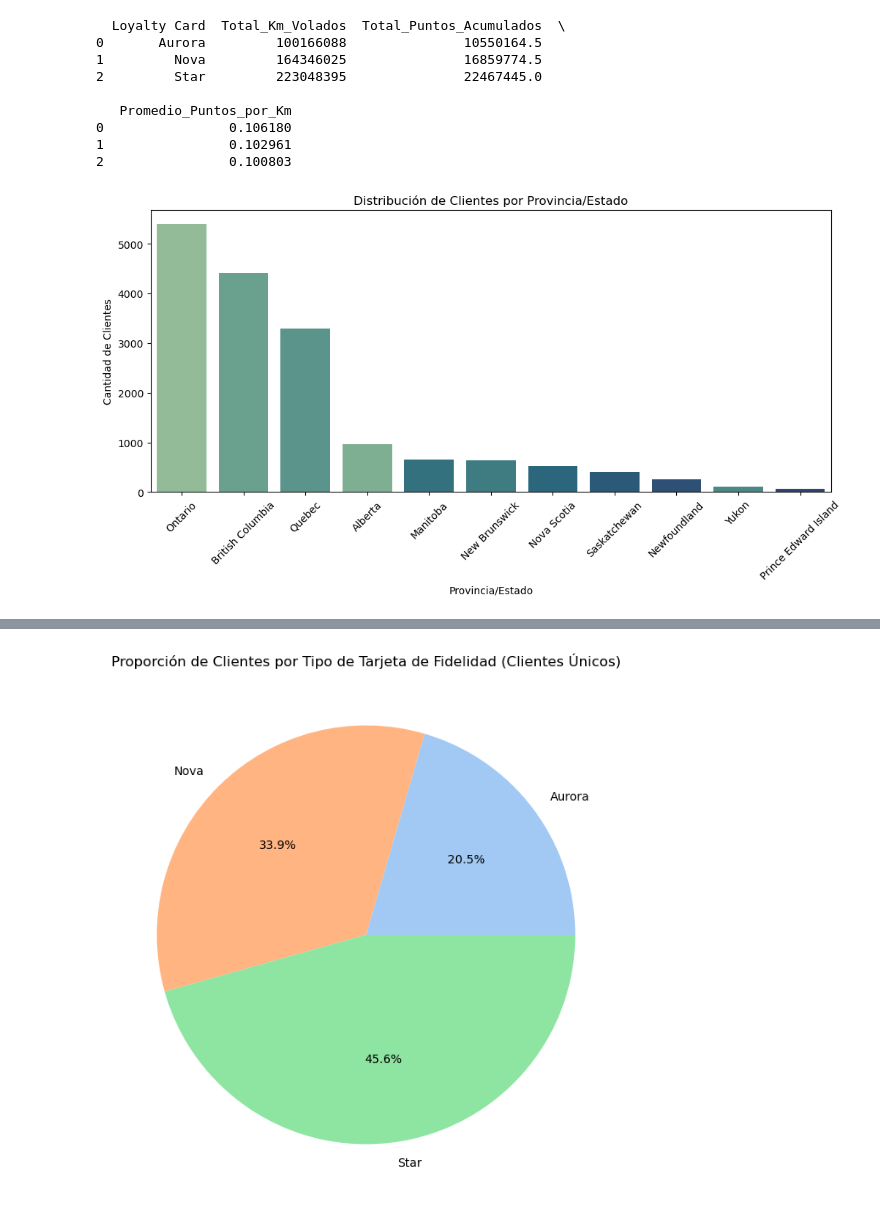
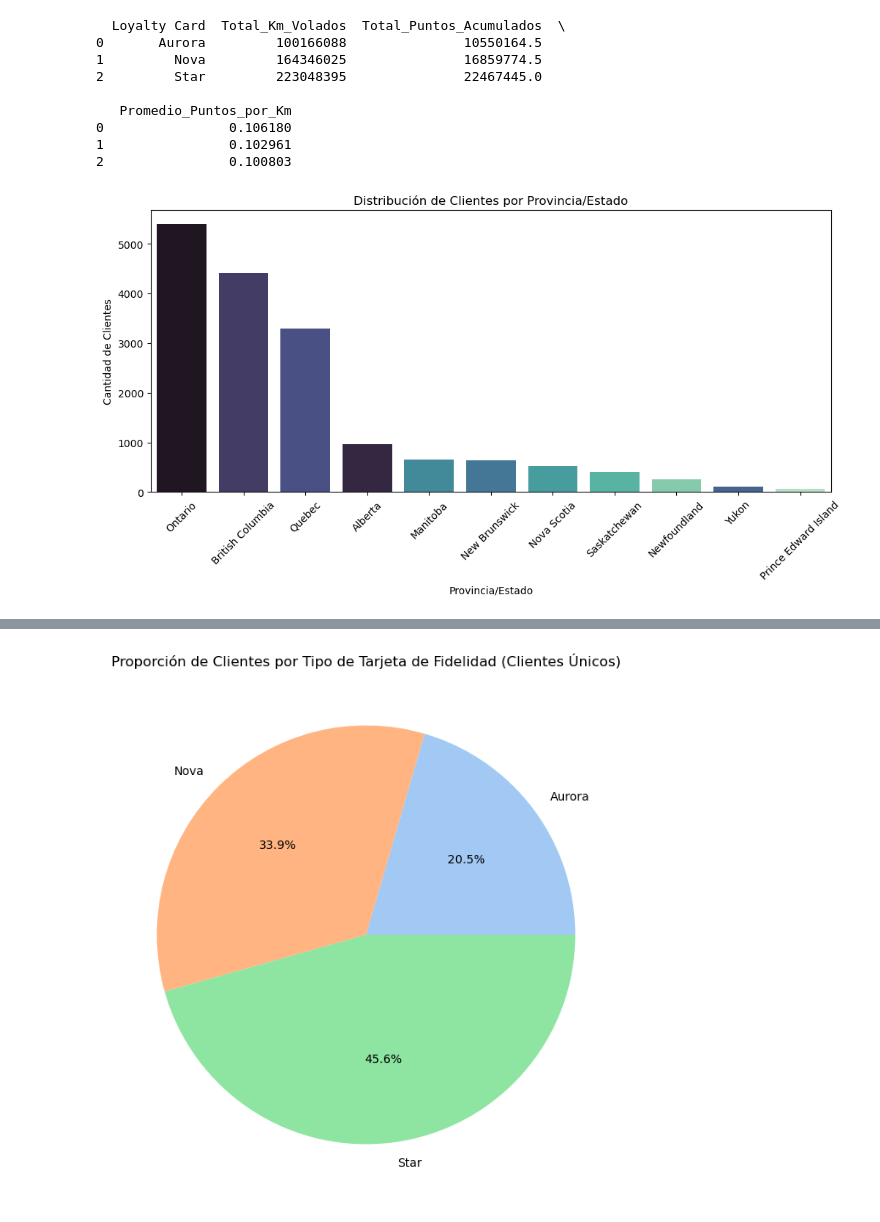
Before and after one commit to Adalab/bda-modulo-3-evaluacion-final-fatimagonzalezya, a Jupyter notebook: evaluacion-final-fatimagonzalezya.ipynb, the cells around one changed output, grey strips where cells are left out. Cells and saved outputs as stored; diff of their text form; code cells hidden in the pictures.

```diff
--- a/evaluacion-final-fatimagonzalezya.ipynb
+++ b/evaluacion-final-fatimagonzalezya.ipynb
@@ -601,19 +604,19 @@ print(df_tarjeta_resumen)
 # %%
 plt.figure(figsize=(12, 5))
 
 # Gráfico de countplot corregido para evitar el warning
 sns.countplot(data=df_Loyalty_History, x="Province", order=df_Loyalty_History["Province"].value_counts().index,
-              hue="Province", palette="crest", legend=False)
+              hue="Province", palette="mako", legend=False)
 
 plt.title("Distribución de Clientes por Provincia/Estado")
 plt.xlabel("Provincia/Estado")
 plt.ylabel("Cantidad de Clientes")
 plt.xticks(rotation=45)
 
 plt.show()
 
 # Hay una gran diferencia con tres ciudades, que son con diferencia las más pobladas de Canadá.
 # %% [output]
-[figure, old version]
+[figure, new version]
 # %%
 #  4. ¿Cómo se compara el salario promedio entre los diferentes niveles educativos de los clientes?
```
Also changed, not shown: parts of 20 cells of this notebook.
